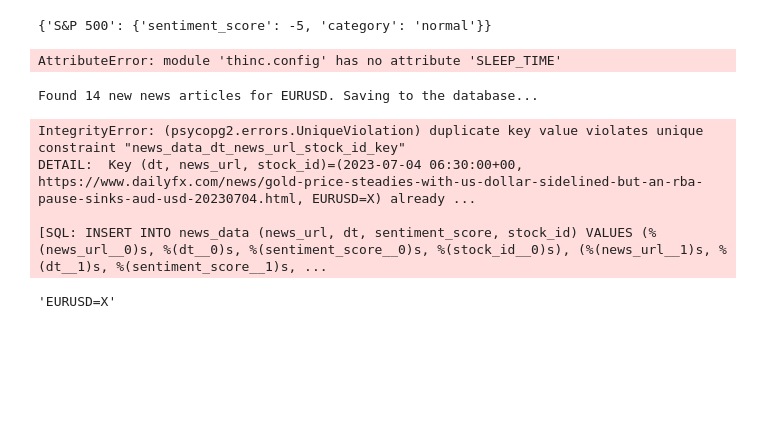
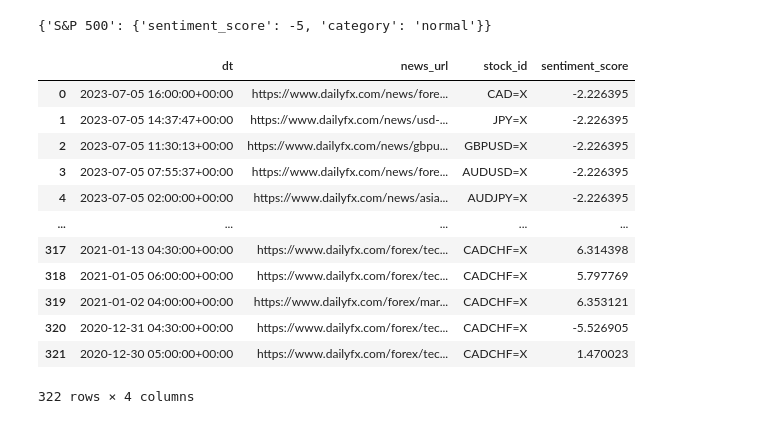
Before and after one commit to anvasquezre/trading_bot_python_ai, a Jupyter notebook: EDA.ipynb, the cells around one changed output. Cells and saved outputs as stored; diff of their text form; code cells hidden in the pictures; blank space fills up the shorter version.

```diff
--- a/EDA.ipynb
+++ b/EDA.ipynb
@@ -461,37 +1262,0 @@ def fetch_news_process(ticker):
-# %%
-ticker = "EURUSD"
-fetch_news_process(config.SLEEP_TIME)
-# %% [output]
-AttributeError: module 'thinc.config' has no attribute 'SLEEP_TIME'
-# %%
-engine = create_engine("postgresql+psycopg2://dev:dev@localhost:5432/dev")
-stock_id = get_ticker_id(ticker,engine)[0]
-while True:
-
-    news_url, headers, dt = get_urls_daily_fx(ticker)
-    df = pd.DataFrame({'news_url':news_url,'headers':headers,'dt':dt})
-    df['in_db'] = df['news_url'].apply(lambda x: check_url_in_db(x,stock_id,engine))
-    mask = df['in_db'] == False
-    news_to_save = df[mask].copy()
-
-    if len(news_to_save) == 0:
-        print(f"No new news articles found for {ticker}. Sleeping for {config.SLEEP_TIME} seconds...")
-    else:
-        print(f"Found {len(news_to_save)} new news articles for {ticker}. Saving to the database...")
-        news_to_save["dt"] = pd.to_datetime(news_to_save["dt"])
-        news_to_save["text"] = news_to_save["news_url"].apply(lambda x: get_text(x)[0])
-
-        ### Testing with random numbers
-        news_to_save["sentiment_score"] = news_to_save["text"].apply(lambda x: np.random.uniform(-10,10))
-        news_to_save["stock_id"] = stock_id
-        cols_to_save = ['news_url','dt','sentiment_score','stock_id']
-        news_to_save = news_to_save[cols_to_save]
-        news_to_save.drop_duplicates(subset=['news_url','dt','stock_id'],inplace=True)
-        rows = news_to_save.to_sql('news_data',engine,if_exists='append',index=False)
-        print(f"Saved {rows} rows to the database")
-# %% [output]
-Found 14 new news articles for EURUSD. Saving to the database...
-IntegrityError: (psycopg2.errors.UniqueViolation) duplicate key value violates unique constraint "news_data_dt_news_url_stock_id_key"
-DETAIL:  Key (dt, news_url, stock_id)=(2023-07-04 06:30:00+00, https://www.dailyfx.com/news/gold-price-steadies-with-us-dollar-sidelined-but-an-rba-pause-sinks-aud-usd-20230704.html, EURUSD=X) already ...
-
-[SQL: INSERT INTO news_data (news_url, dt, sentiment_score, stock_id) VALUES (%(news_url__0)s, %(dt__0)s, %(sentiment_score__0)s, %(stock_id__0)s), (%(news_url__1)s, %(dt__1)s, %(sentiment_score__1)s, ...
@@ -506,4 +1263,25 @@ def check_url_in_db(url,stock_id,engine):
-# %%
-stock_id
-# %% [output]
-'EURUSD=X'
+# %%
+sql = """
+SELECT * FROM news_data
+ORDER BY dt DESC;"""
+
+engine = create_engine('postgresql+psycopg2://dev:dev\
+@localhost:5432/dev')
+# %%
+
+data = pd.read_sql(sql, con = engine)
+data
+# %% [output]
+|  | dt | news_url | stock_id | sentiment_score |
+| 0 | 2023-07-05 16:00:00+00:00 | https://www.dailyfx.com/news/fore... | CAD=X | -2.226395 |
+| 1 | 2023-07-05 14:37:47+00:00 | https://www.dailyfx.com/news/usd-... | JPY=X | -2.226395 |
+| 2 | 2023-07-05 11:30:13+00:00 | https://www.dailyfx.com/news/gbpu... | GBPUSD=X | -2.226395 |
+| 3 | 2023-07-05 07:55:37+00:00 | https://www.dailyfx.com/news/fore... | AUDUSD=X | -2.226395 |
+| 4 | 2023-07-05 02:00:00+00:00 | https://www.dailyfx.com/news/asia... | AUDJPY=X | -2.226395 |
+| ... | ... | ... | ... | ... |
+| 317 | 2021-01-13 04:30:00+00:00 | https://www.dailyfx.com/forex/tec... | CADCHF=X | 6.314398 |
+| 318 | 2021-01-05 06:00:00+00:00 | https://www.dailyfx.com/forex/tec... | CADCHF=X | 5.797769 |
+| 319 | 2021-01-02 04:00:00+00:00 | https://www.dailyfx.com/forex/mar... | CADCHF=X | 6.353121 |
+| 320 | 2020-12-31 04:30:00+00:00 | https://www.dailyfx.com/forex/tec... | CADCHF=X | -5.526905 |
+| 321 | 2020-12-30 05:00:00+00:00 | https://www.dailyfx.com/forex/tec... | CADCHF=X | 1.470023 |
+322 rows × 4 columns
```
Also changed, not shown: parts of 50 cells of this notebook, 18 other files.
